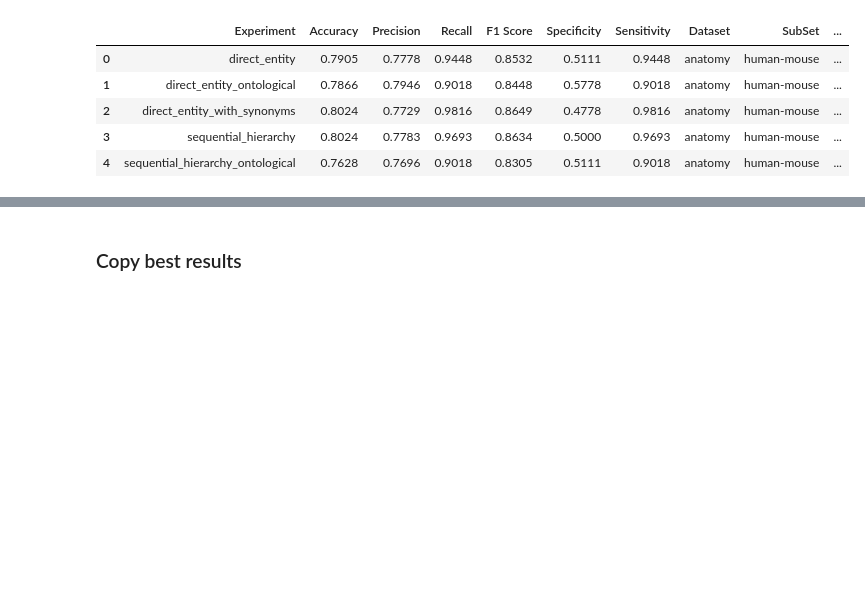
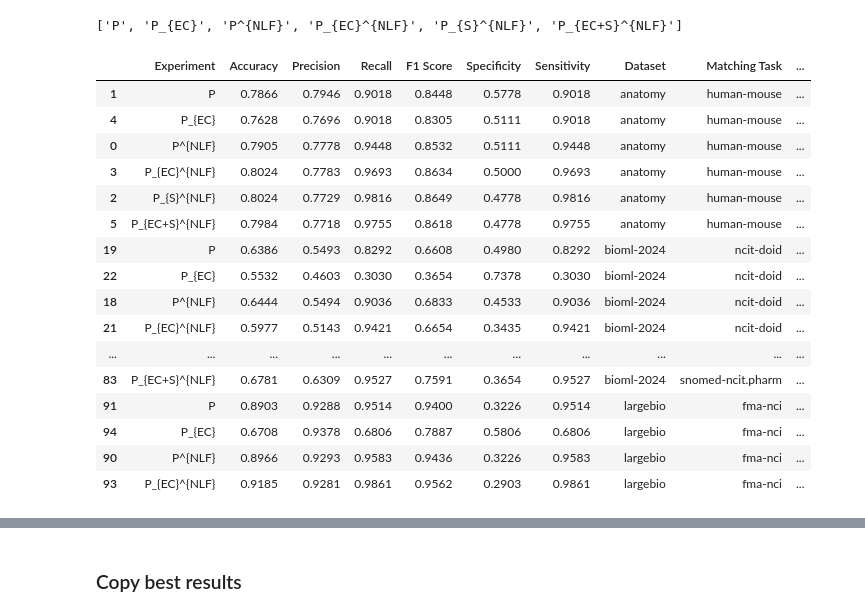
Before and after one commit to city-artificial-intelligence/logmap-llm-exp, a Jupyter notebook: notebooks/analyze_results.ipynb, the cells around one changed output, grey strips where cells are left out. Drawn from its saved outputs; the diff is of its cells as text; code cells hidden in the pictures; blank space fills up the shorter version.

```diff
--- a/notebooks/analyze_results.ipynb
+++ b/notebooks/analyze_results.ipynb
@@ -136,3 +153,18 @@ def plot_detaild_analysis(
 
     plt.tight_layout(rect=[0, 0, 1, 0.96])
     plt.show()
+# %%
+prompts_map = {
+    "direct_entity_ontological": "P",
+    "sequential_hierarchy_ontological": "P_{EC}",
+    "direct_entity": "P^{NLF}",
+    "sequential_hierarchy": "P_{EC}^{NLF}",
+    "direct_entity_with_synonyms": "P_{S}^{NLF}",
+    "sequential_hierarchy_with_synonyms": "P_{EC+S}^{NLF}"
+}
+
+models_names_map = {
+    "gemini-2.0-flash": "Flash.2.0",
+    "gemini-2.0-flash-lite": "Flash.2.0.lite",
+    "gpt-4o-mini": "gpt.4o.mini",
+}
@@ -139,11 +195,37 @@ def plot_detaild_analysis(
+# %%
+list(prompts_map.values())
+# %% [output]
+['P', 'P_{EC}', 'P^{NLF}', 'P_{EC}^{NLF}', 'P_{S}^{NLF}', 'P_{EC+S}^{NLF}']
 # %%
 metrics_df = pd.read_csv(RUN_DIR / "all_runs_metrics_reduced.csv")
-metrics_df.head()
+metrics_df["Youden's index"] = metrics_df["Specificity"] + metrics_df["Sensitivity"] - 1
+metrics_df = metrics_df.rename(columns={"SubSet":"Matching Task"})
+
+metrics_df["Model"] = metrics_df["Model"].map(models_names_map)
+metrics_df["Experiment"] = metrics_df["Experiment"].map(prompts_map)
+
+metrics_df['Matching Task'] = pd.Categorical(metrics_df['Matching Task'], categories=metrics_df['Matching Task'].unique(), ordered=True)
+metrics_df['Experiment'] = pd.Categorical(metrics_df['Experiment'], categories=list(prompts_map.values()), ordered=True)
+
+metrics_df = metrics_df.sort_values(["Model", "Matching Task", "Experiment"])
+
+metrics_df.head(40)
 # %% [output]
-|  | Experiment | Accuracy | Precision | Recall | F1 Score | Specificity | Sensitivity | Dataset | SubSet | ... |
-| 0 | direct_entity | 0.7905 | 0.7778 | 0.9448 | 0.8532 | 0.5111 | 0.9448 | anatomy | human-mouse | ... |
-| 1 | direct_entity_ontological | 0.7866 | 0.7946 | 0.9018 | 0.8448 | 0.5778 | 0.9018 | anatomy | human-mouse | ... |
-| 2 | direct_entity_with_synonyms | 0.8024 | 0.7729 | 0.9816 | 0.8649 | 0.4778 | 0.9816 | anatomy | human-mouse | ... |
-| 3 | sequential_hierarchy | 0.8024 | 0.7783 | 0.9693 | 0.8634 | 0.5000 | 0.9693 | anatomy | human-mouse | ... |
-| 4 | sequential_hierarchy_ontological | 0.7628 | 0.7696 | 0.9018 | 0.8305 | 0.5111 | 0.9018 | anatomy | human-mouse | ... |
+|  | Experiment | Accuracy | Precision | Recall | F1 Score | Specificity | Sensitivity | Dataset | Matching Task | ... |
+| 1 | P | 0.7866 | 0.7946 | 0.9018 | 0.8448 | 0.5778 | 0.9018 | anatomy | human-mouse | ... |
+| 4 | P_{EC} | 0.7628 | 0.7696 | 0.9018 | 0.8305 | 0.5111 | 0.9018 | anatomy | human-mouse | ... |
+| 0 | P^{NLF} | 0.7905 | 0.7778 | 0.9448 | 0.8532 | 0.5111 | 0.9448 | anatomy | human-mouse | ... |
+| 3 | P_{EC}^{NLF} | 0.8024 | 0.7783 | 0.9693 | 0.8634 | 0.5000 | 0.9693 | anatomy | human-mouse | ... |
+| 2 | P_{S}^{NLF} | 0.8024 | 0.7729 | 0.9816 | 0.8649 | 0.4778 | 0.9816 | anatomy | human-mouse | ... |
+| 5 | P_{EC+S}^{NLF} | 0.7984 | 0.7718 | 0.9755 | 0.8618 | 0.4778 | 0.9755 | anatomy | human-mouse | ... |
+| 19 | P | 0.6386 | 0.5493 | 0.8292 | 0.6608 | 0.4980 | 0.8292 | bioml-2024 | ncit-doid | ... |
+| 22 | P_{EC} | 0.5532 | 0.4603 | 0.3030 | 0.3654 | 0.7378 | 0.3030 | bioml-2024 | ncit-doid | ... |
+| 18 | P^{NLF} | 0.6444 | 0.5494 | 0.9036 | 0.6833 | 0.4533 | 0.9036 | bioml-2024 | ncit-doid | ... |
+| 21 | P_{EC}^{NLF} | 0.5977 | 0.5143 | 0.9421 | 0.6654 | 0.3435 | 0.9421 | bioml-2024 | ncit-doid | ... |
+| ... | ... | ... | ... | ... | ... | ... | ... | ... | ... | ... |
+| 83 | P_{EC+S}^{NLF} | 0.6781 | 0.6309 | 0.9527 | 0.7591 | 0.3654 | 0.9527 | bioml-2024 | snomed-ncit.pharm | ... |
+| 91 | P | 0.8903 | 0.9288 | 0.9514 | 0.9400 | 0.3226 | 0.9514 | largebio | fma-nci | ... |
+| 94 | P_{EC} | 0.6708 | 0.9378 | 0.6806 | 0.7887 | 0.5806 | 0.6806 | largebio | fma-nci | ... |
+| 90 | P^{NLF} | 0.8966 | 0.9293 | 0.9583 | 0.9436 | 0.3226 | 0.9583 | largebio | fma-nci | ... |
+| 93 | P_{EC}^{NLF} | 0.9185 | 0.9281 | 0.9861 | 0.9562 | 0.2903 | 0.9861 | largebio | fma-nci | ... |
 # %%
```
Also changed, not shown: parts of 7 cells of this notebook, 6 other files.
